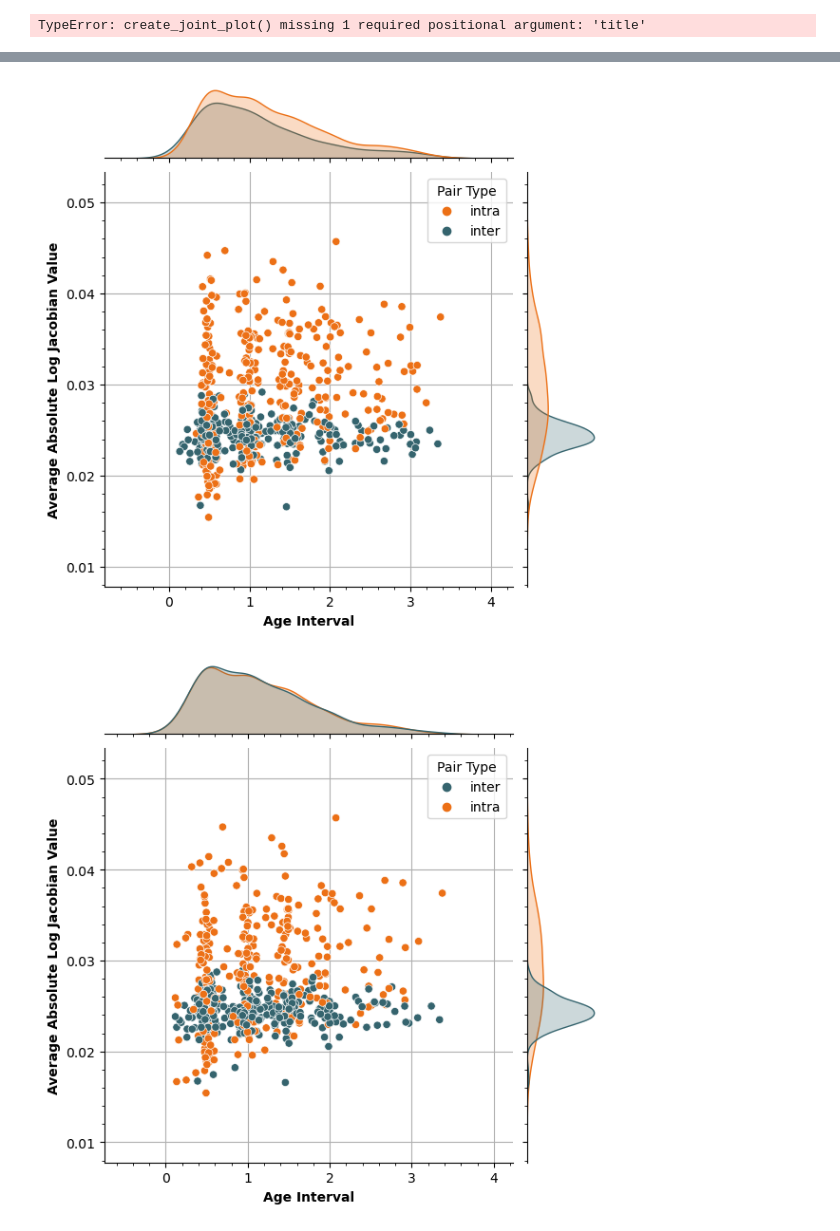
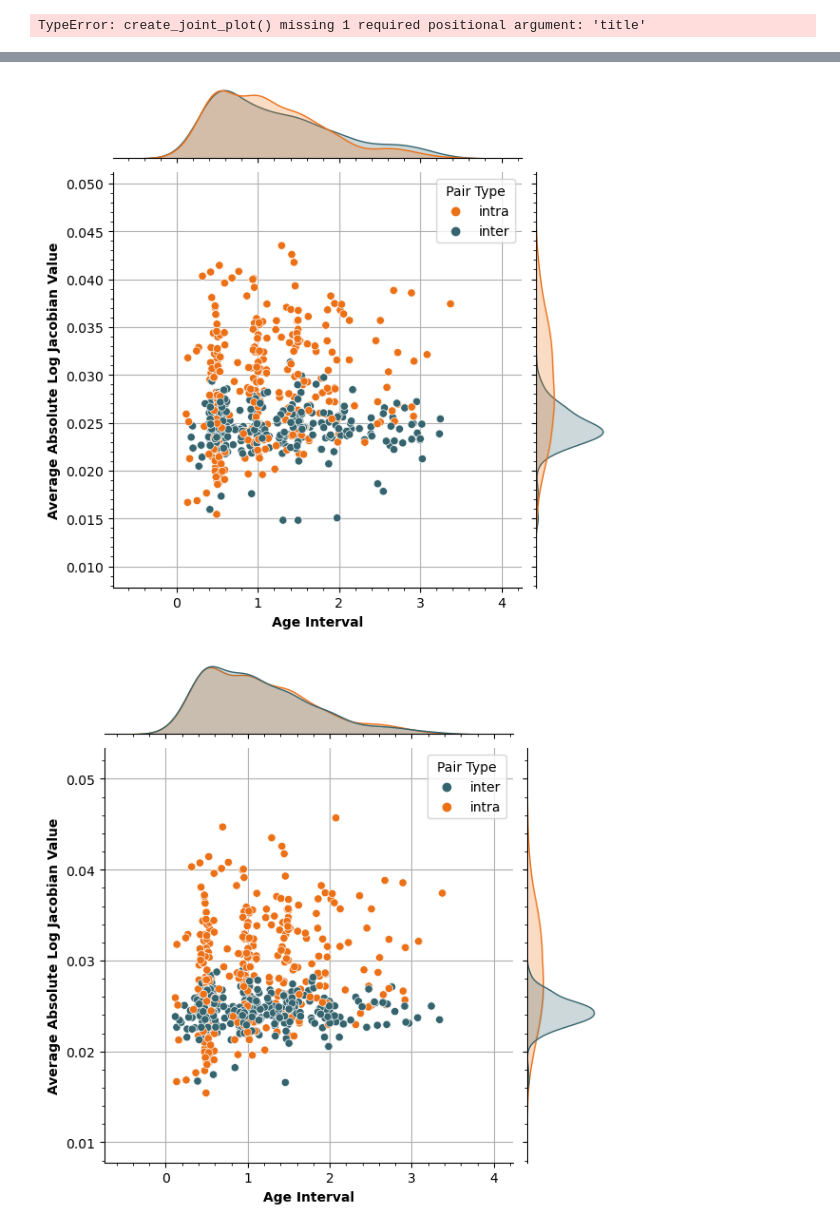
Before and after one commit to neuropoly/pediatric-intra-inter-encoding, a Jupyter notebook: notebooks/plots.ipynb, the cells around one changed output, grey strips where cells are left out. Saved outputs shown, nothing was run; the diff lists cells and outputs as text; code cells hidden in the pictures.

Commit message:
Added function to generate df of all pairs with info and various plots

```diff
--- a/notebooks/plots.ipynb
+++ b/notebooks/plots.ipynb
@@ -269,3 +269,9 @@ logJac_ia_r_NO = pd.read_csv(file_path)
 
 file_path = 'C:\\Users\\andje\\Downloads\\logJac_ia_r_O.csv'
 logJac_ia_r_O = pd.read_csv(file_path)
+# %%
+file_path = 'C:\\Users\\andje\\Downloads\\logJac_ias_r_NO.csv'
+logJac_ias_r_NO = pd.read_csv(file_path)
+
+file_path = 'C:\\Users\\andje\\Downloads\\logJac_ias_r_O.csv'
+logJac_ias_r_O = pd.read_csv(file_path)
@@ -433,10 +511,10 @@ plt.show()
 import seaborn as sns
 import matplotlib.pyplot as plt
 
-def create_joint_plot(data, y, x_axis_title, title):
+def create_joint_plot(data, y, y_axis_title, x, x_axis_title, title):
     # Create a joint plot
     joint = sns.jointplot(
-        x='age_interval',
+        x=x,
         y=y,
         data=data,
         hue='group',
@@ -447,7 +525,7 @@ def create_joint_plot(data, y, x_axis_title, title):
     )
     # Set new labels for x and y axes
     # joint.set_axis_labels('Age Interval', joint.set_axis_labels('Age Interval', 'Average Absolute Log Jacobian Value'))
-    joint.set_axis_labels('Age Interval', x_axis_title, fontweight='bold')
+    joint.set_axis_labels(x_axis_title, y_axis_title, fontweight='bold')
     joint.ax_joint.grid(True)
     joint.ax_joint.set_axisbelow(True)
 
@@ -469,8 +577,8 @@ TypeError: create_joint_plot() missing 1 required positional argument: 'title'
 # %%
 
-n_o = create_joint_plot(logJac_ia_r_NO, 'avg_abs_log_jacobian', 'Average Absolute Log Jacobian Value', 'No Overlap')
+n_o = create_joint_plot(logJac_ias_r_O, 'avg_abs_log_jacobian', 'Average Absolute Log Jacobian Value', 'age_interval', 'Age Interval', 'No Overlap')
 # %% [output]
-[figure, old version]
+[figure, new version]
 # %%
 o = create_joint_plot(logJac_ia_r_O, 'avg_abs_log_jacobian', 'Average Absolute Log Jacobian Value', 'Overlap')
 # %% [output]
```
Also changed, not shown: parts of 10 cells of this notebook, 2 other files.
